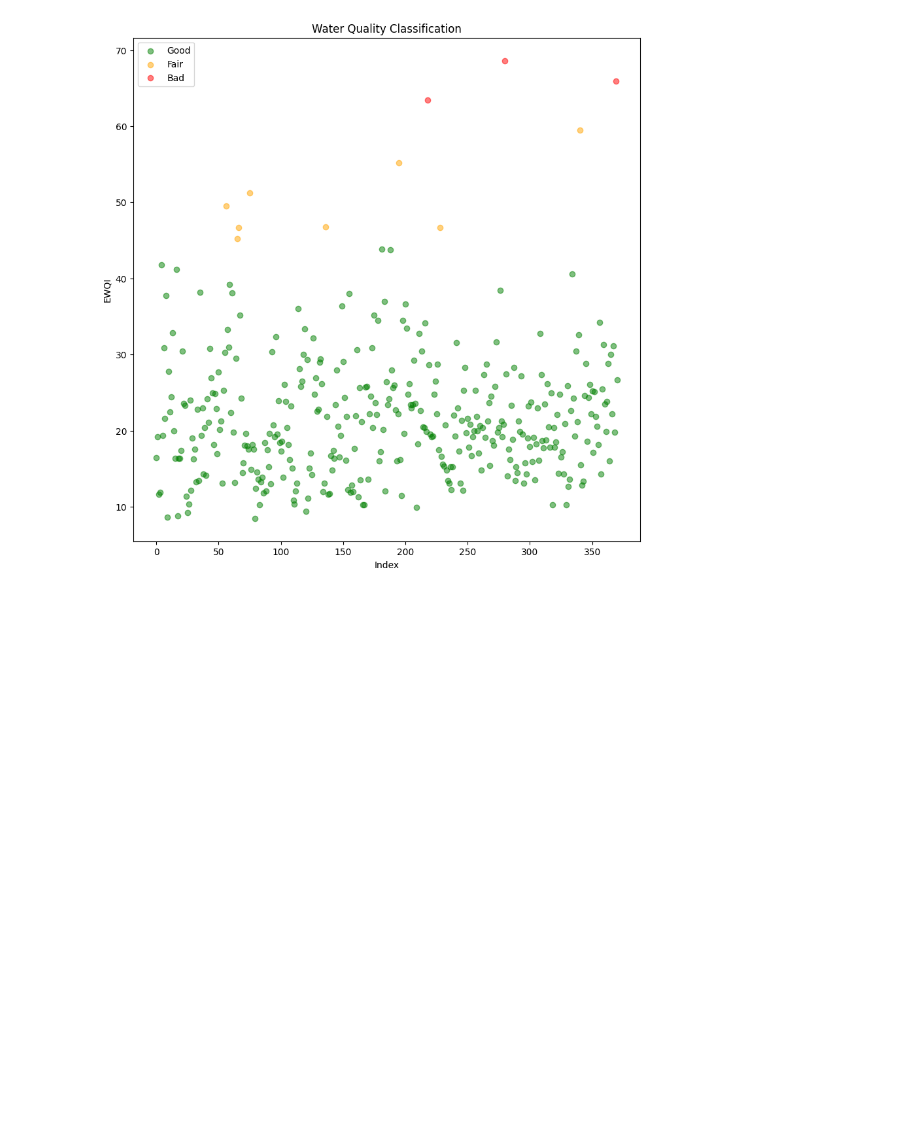
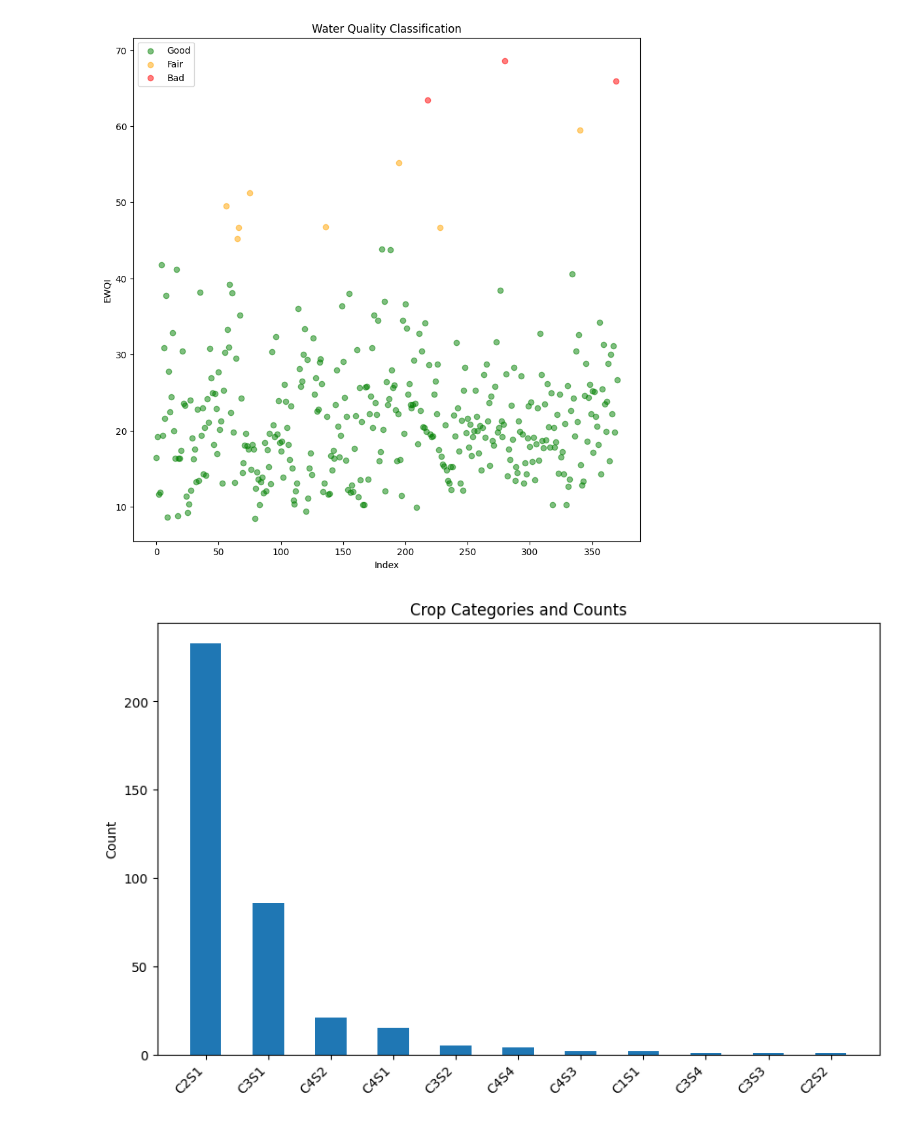
Before and after one commit to heckop/GroundWater_analyzer, a Jupyter notebook: dataset.ipynb, the cells around one changed output. Drawn from its saved outputs; the diff is of its cells as text; code cells hidden in the pictures; blank space fills up the shorter version.

Commit message:
Added Crop-wise statistics for the dataset

```diff
--- a/dataset.ipynb
+++ b/dataset.ipynb
@@ -191,3 +191,18 @@ plt.legend()
 plt.show()
 # %% [output]
 [figure]
+# %%
+crop_categories = dataset_df['Classification'].unique()
+category_count_crop = dataset_df['Classification'].value_counts()
+fig, ax = plt.subplots(figsize=(10, 8))
+bar_width = 0.5
+bar_positions = range(len(crop_categories))
+bars = ax.bar(bar_positions, category_count_crop, bar_width, align='center')
+ax.set_xticks(bar_positions)
+ax.set_xticklabels(crop_categories, rotation=45, ha='right')
+ax.set_ylabel('Count')
+ax.set_title('Crop Categories and Counts')
+plt.subplots_adjust(bottom=0.3)
+plt.show()
+# %% [output]
+[figure, added]
```
Also changed, not shown: parts of 2 cells of this notebook.
